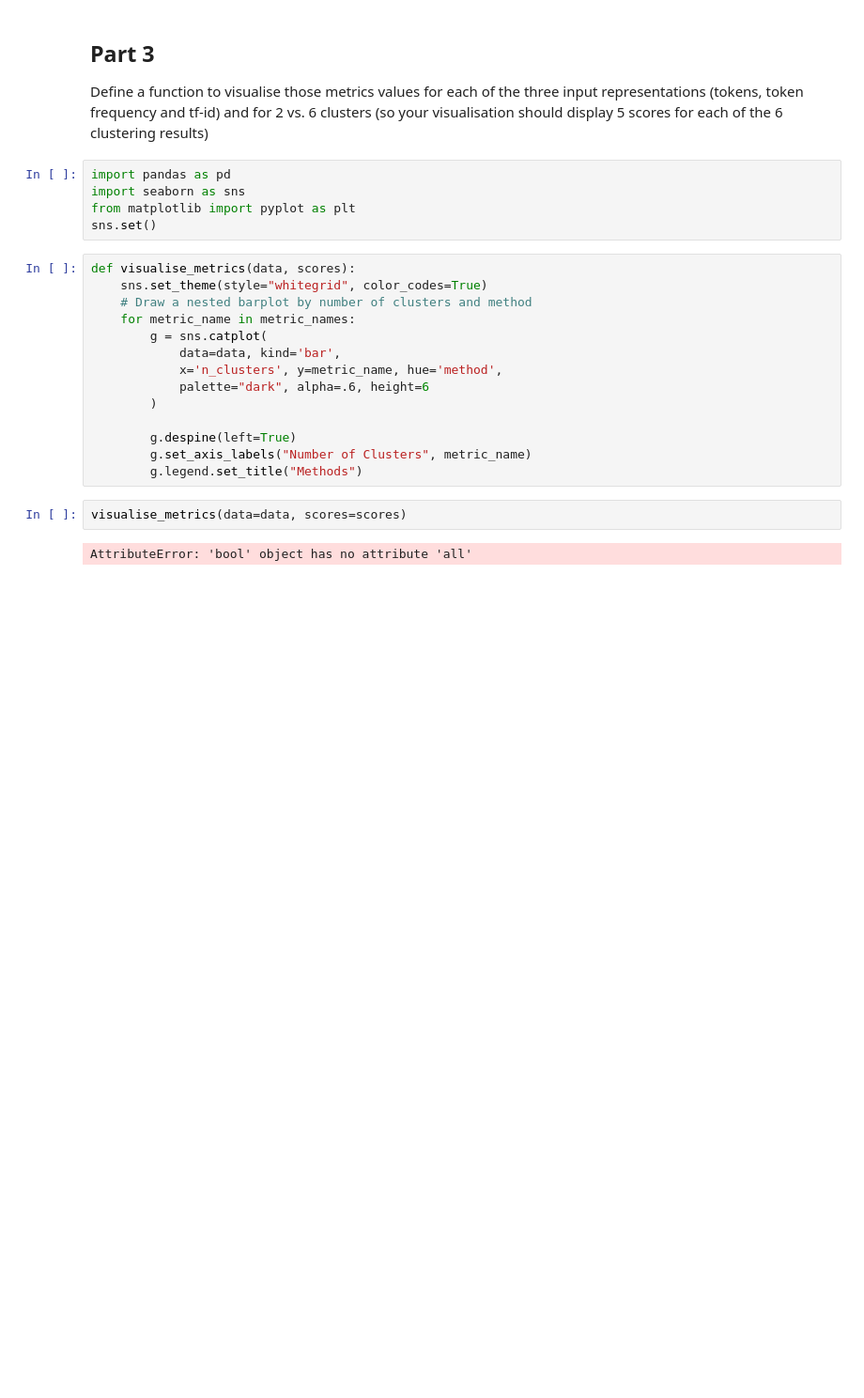
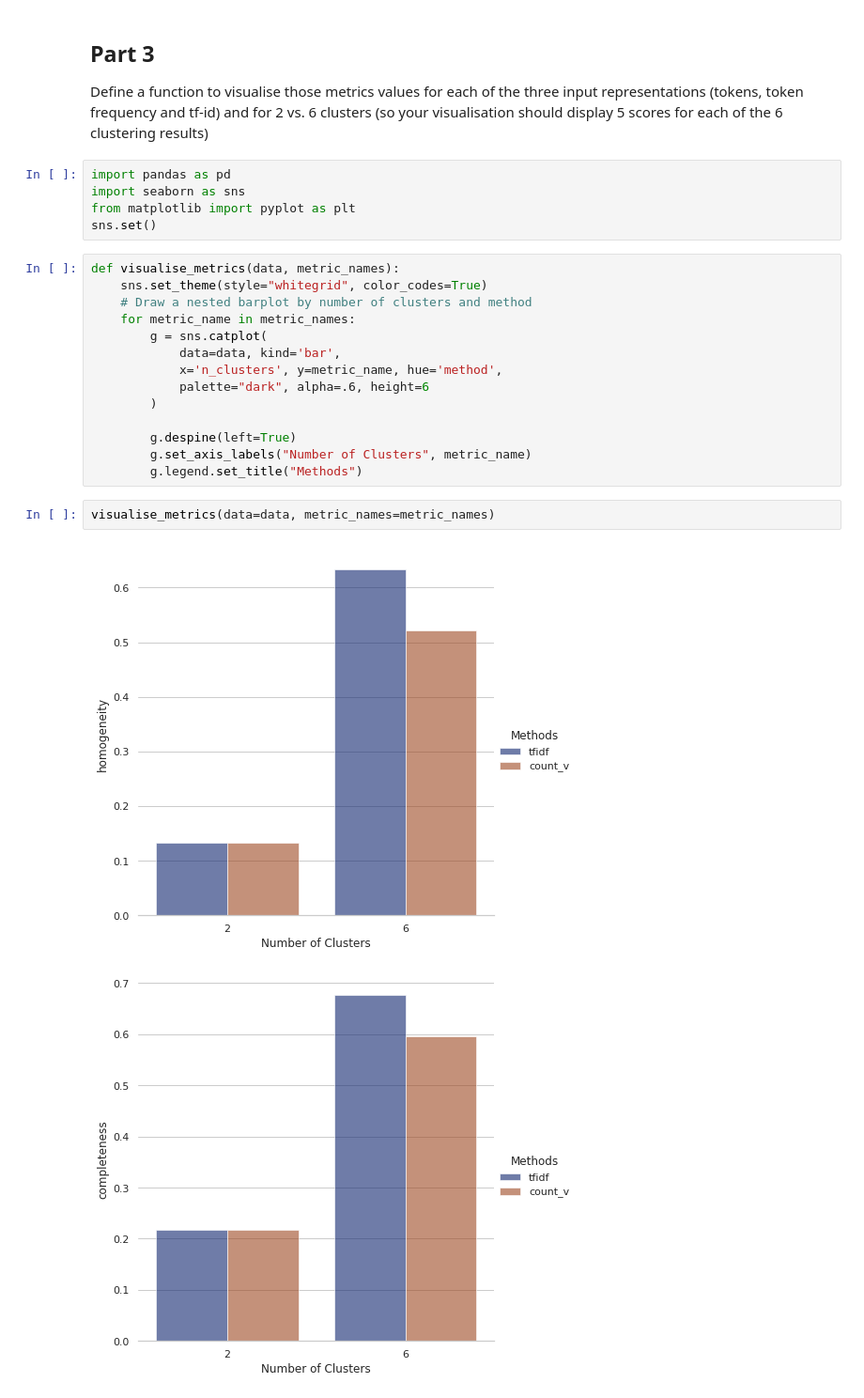
Before and after one commit to e-lubrini/clustering-and-classifying-people, a Jupyter notebook: clustering.ipynb, the cells around one changed output. Shown: that part at 94% size. Saved outputs shown, nothing was run; the diff lists cells and outputs as text; blank space fills up the shorter version.

```diff
--- a/clustering.ipynb
+++ b/clustering.ipynb
@@ -149,7 +149,7 @@ import seaborn as sns
 from matplotlib import pyplot as plt
 sns.set()
 # %%
-def visualise_metrics(data, scores):
+def visualise_metrics(data, metric_names):
     sns.set_theme(style="whitegrid", color_codes=True)
     # Draw a nested barplot by number of clusters and method
     for metric_name in metric_names:
@@ -163,6 +163,7 @@ def visualise_metrics(data, scores):
         g.set_axis_labels("Number of Clusters", metric_name)
         g.legend.set_title("Methods")
 # %%
-visualise_metrics(data=data, scores=scores)
+visualise_metrics(data=data, metric_names=metric_names)
 # %% [output]
-AttributeError: 'bool' object has no attribute 'all'
+[figure, added]
+[figure, added]
```
Also changed, not shown: parts of 4 cells of this notebook, 1 other file.
